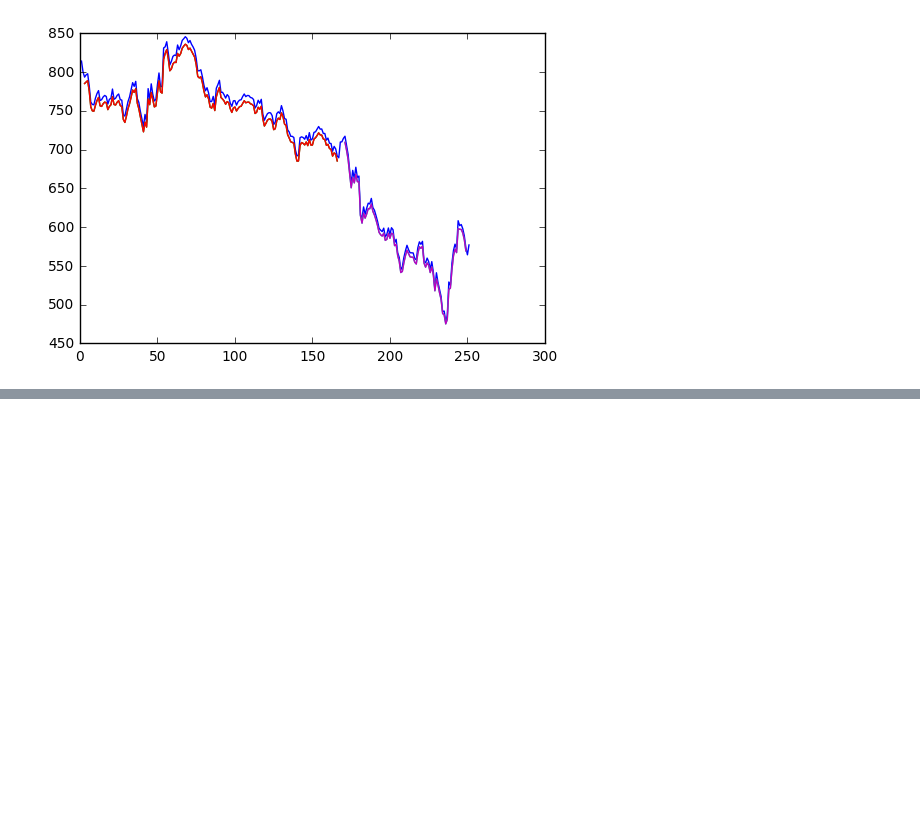
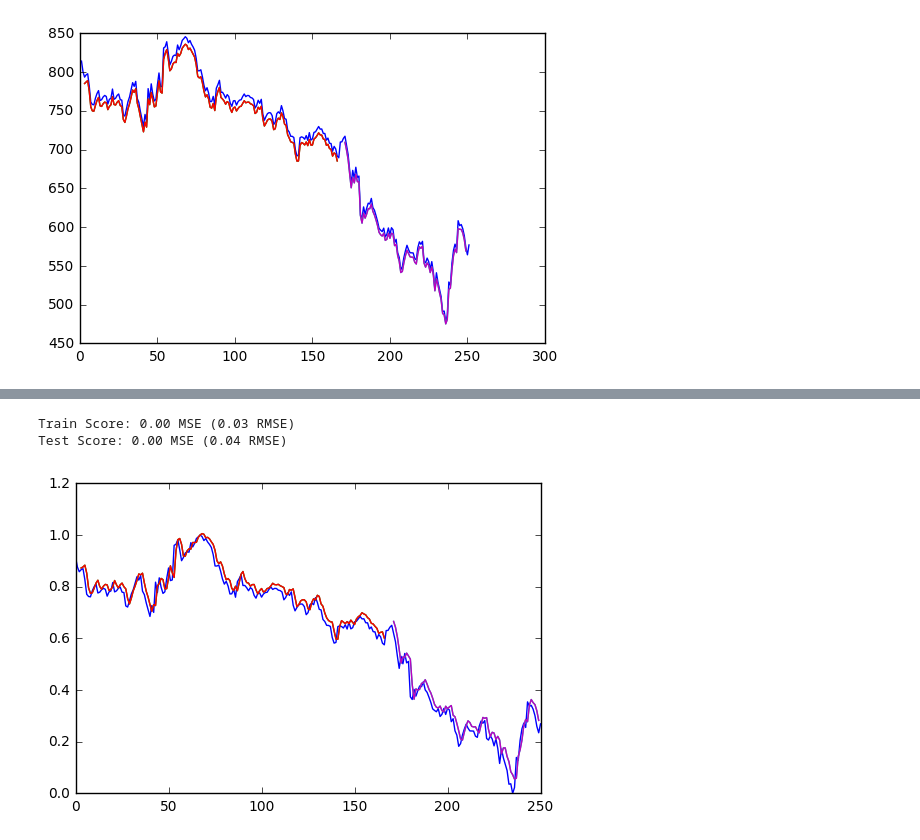
Before and after one commit to FD253/siraj, a Jupyter notebook: Ex4.ipynb, the cells around one changed output, grey strips where cells are left out. Cells and saved outputs as stored; diff of their text form; code cells hidden in the pictures; blank space fills up the shorter version.

Commit message:
Ex4. LSTM + Window

```diff
--- a/Ex4.ipynb
+++ b/Ex4.ipynb
@@ -124,0 +134,4 @@ plt.show()
+# %%
+# split into train and test sets
+train, test = norm_dataset[0:train_size,:], norm_dataset[train_size:len(norm_dataset),:]
+print(len(train), len(test))
@@ -124,0 +140,16 @@ plt.show()
+# %%
+# reshape dataset
+look_back = 3
+trainX, trainY = create_dataset(train, look_back)
+testX, testY = create_dataset(test, look_back)
+# %%
+# reshape input to be [samples, time steps, features]
+trainX = np.reshape(trainX, (trainX.shape[0], 1, trainX.shape[1]))
+testX = np.reshape(testX, (testX.shape[0], 1, testX.shape[1]))
+# %%
+# create and fit the LSTM network
+model = Sequential()
+model.add(LSTM(10, input_dim=look_back))
+model.add(Dense(1))
+model.compile(loss='mean_squared_error', optimizer='adam')
+model.fit(trainX, trainY, nb_epoch=100, batch_size=1, verbose=2)
@@ -124,0 +175,31 @@ plt.show()
+# %%
+# Estimate model performance
+trainScore = model.evaluate(trainX, trainY, verbose=0)
+print('Train Score: %.2f MSE (%.2f RMSE)' % (trainScore, np.sqrt(trainScore)))
+testScore = model.evaluate(testX, testY, verbose=0)
+print('Test Score: %.2f MSE (%.2f RMSE)' % (testScore, np.sqrt(testScore)))
+# %% [output]
+Train Score: 0.00 MSE (0.03 RMSE)
+Test Score: 0.00 MSE (0.04 RMSE)
+# %%
+# generate predictions for training
+trainPredict = model.predict(trainX)
+testPredict = model.predict(testX)
+
+# shift train predictions for plotting
+trainPredictPlot = np.empty_like(norm_dataset)
+trainPredictPlot[:, :] = np.nan
+trainPredictPlot[look_back:len(trainPredict)+look_back, :] = trainPredict
+
+# shift test predictions for plotting
+testPredictPlot = np.empty_like(norm_dataset)
+testPredictPlot[:, :] = np.nan
+testPredictPlot[len(trainPredict)+(look_back*2)+1:len(norm_dataset)-1, :] = testPredict
+
+# plot baseline and predictions
+plt.plot(scaler.fit_transform(df['Open']))
+plt.plot(trainPredictPlot)
+plt.plot(testPredictPlot)
+plt.show()
+# %% [output]
+[figure, added]
```
Also changed, not shown: parts of 4 cells of this notebook.
